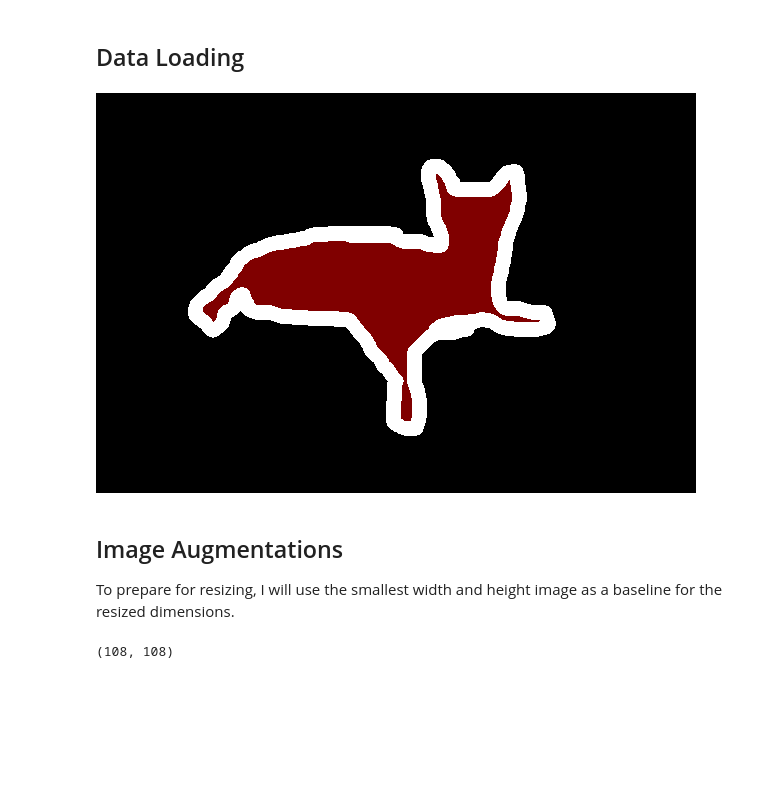
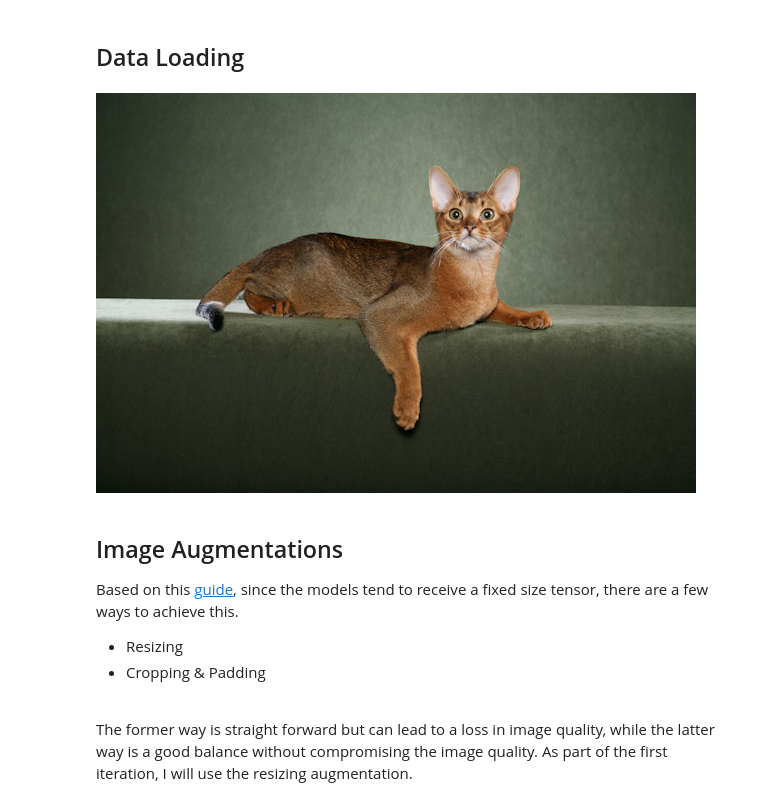
Before and after one commit to yuhaopro/image-segmentation-cv, a Jupyter notebook: main.ipynb, the cells around one changed output. Cells and saved outputs as stored; diff of their text form; code cells hidden in the pictures; blank space fills up the shorter version.

```diff
--- a/main.ipynb
+++ b/main.ipynb
@@ -63,23 +84,3 @@ test_data = create_data("Dataset/Test")
 
 train_val_dataset = Dataset.from_dict(train_val_data, features=features)
 test_dataset = Dataset.from_dict(test_data, features=features)
-# %%
-train_val_dataset[0]["mask"]
-# %% [output]
-[figure, removed]
-# %% [markdown]
-## Image Augmentations
-To prepare for resizing, I will use the smallest width and height image as a baseline for the resized dimensions.
-# %%
-# extract width and height
-def extract_dimensions(data):
-    width, height = data["image"].size
-    return {"width": width, "height": height}
-
-# find min width and height
-dim_dataset = train_val_dataset.map(extract_dimensions)
-min_w = min(dim_dataset["width"])
-min_h = min(dim_dataset["height"])
-print((min_h, min_h)) # (108,108)
-# %% [output]
-(108, 108)
@@ -99,0 +87,13 @@ resize_transform = A.Resize(height=min_h, width=min_w)
+# %%
+# check dataset is properly loaded
+train_val_dataset[0]["image"]
+# %% [output]
+[figure, added]
+# %% [markdown]
+## Image Augmentations
+Based on this [guide](https://albumentations.ai/docs/examples/pytorch_semantic_segmentation/), since the models tend to receive a fixed size tensor, there are a few ways to achieve this.
+- Resizing
+- Cropping & Padding
+<br />
+
+The former way is straight forward but can lead to a loss in image quality, while the latter way is a good balance without compromising the image quality. As part of the first iteration, I will use the resizing augmentation.
```
Also changed, not shown: parts of 17 cells of this notebook, 12 other files.
